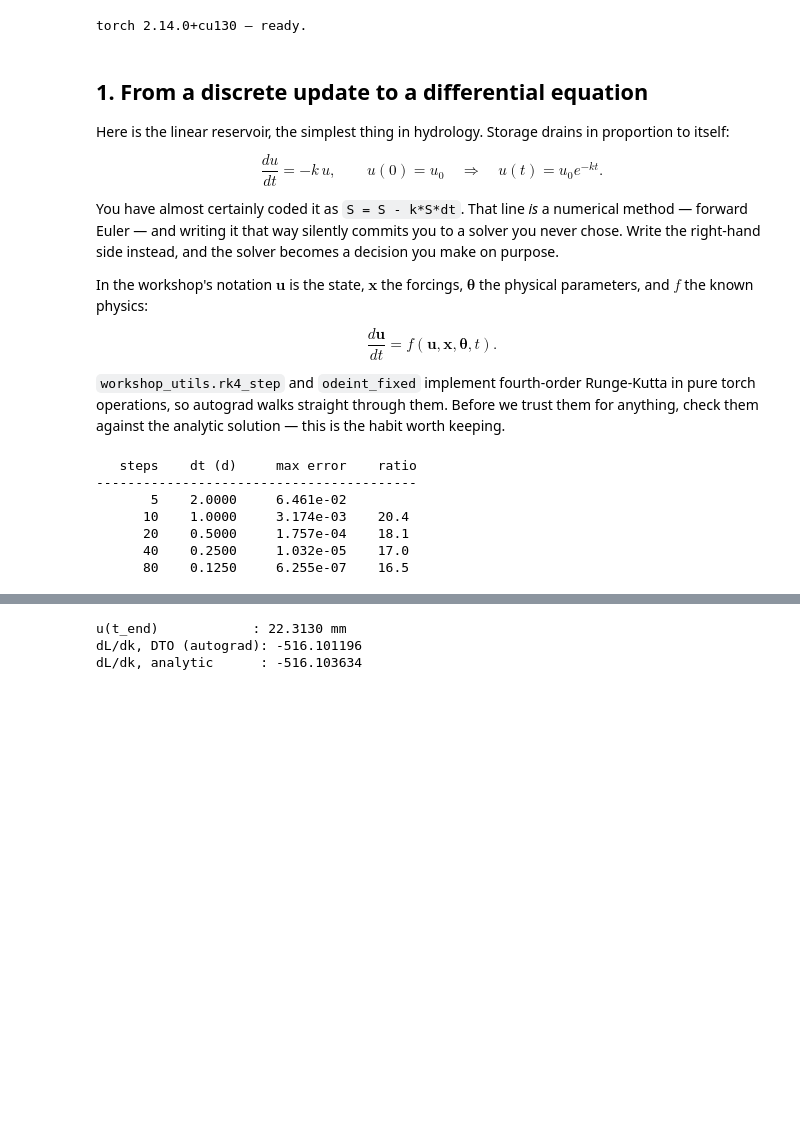
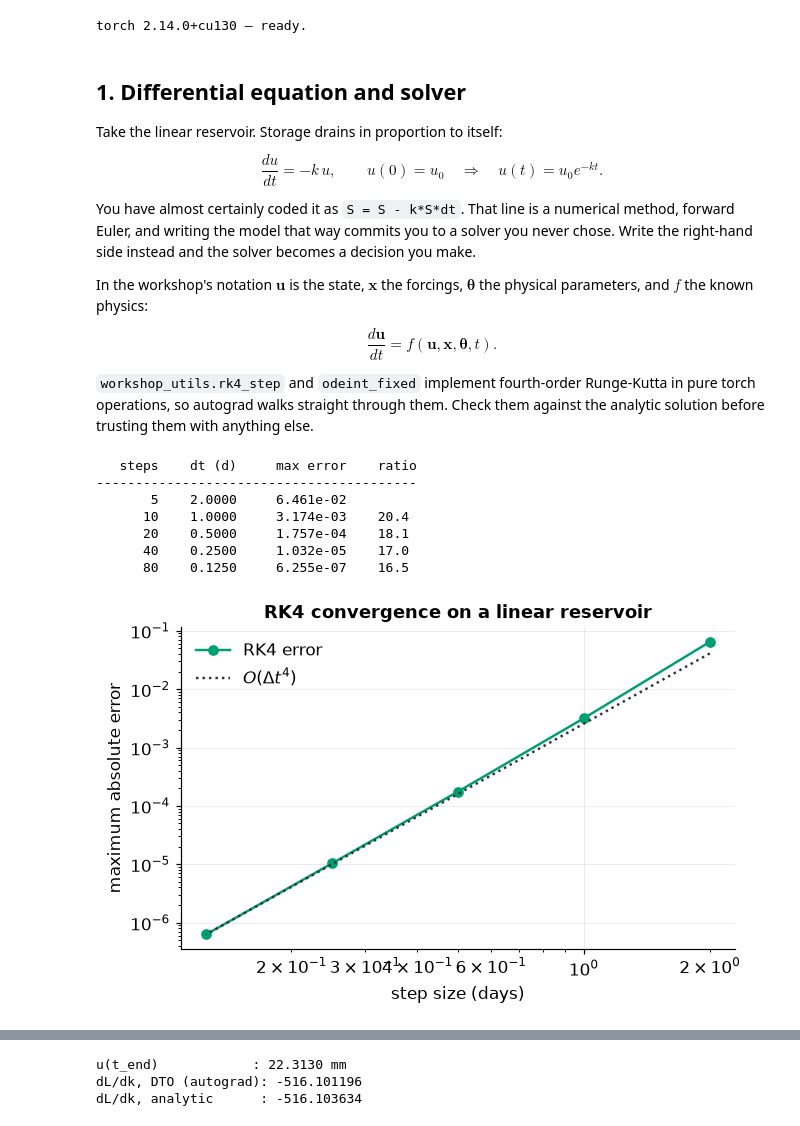
Before and after one commit to BennettHydroLab/differentiable_modeling_workshop, a Jupyter notebook: notebooks/theory/02_neural_odes_and_udes.ipynb, the cells around one changed output, grey strips where cells are left out. Drawn from its saved outputs; the diff is of its cells as text; code cells hidden in the pictures; blank space fills up the shorter version.

```diff
--- a/notebooks/theory/02_neural_odes_and_udes.ipynb
+++ b/notebooks/theory/02_neural_odes_and_udes.ipynb
@@ -72,17 +45,16 @@ print(f"torch {torch.__version__} — ready.")
 # %% [output]
 torch 2.14.0+cu130 — ready.
 # %% [markdown]
-## 1. From a discrete update to a differential equation
+## 1. Differential equation and solver
 
-Here is the linear reservoir, the simplest thing in hydrology. Storage drains in
-proportion to itself:
+Take the linear reservoir. Storage drains in proportion to itself:
 
 $$\frac{du}{dt} = -k\,u, \qquad u(0) = u_0 \quad\Longrightarrow\quad u(t) = u_0 e^{-kt}.$$
 
-You have almost certainly coded it as `S = S - k*S*dt`. That line *is* a
-numerical method — forward Euler — and writing it that way silently commits you
-to a solver you never chose. Write the right-hand side instead, and the solver
-becomes a decision you make on purpose.
+You have almost certainly coded it as `S = S - k*S*dt`. That line is a numerical
+method, forward Euler, and writing the model that way commits you to a solver
+you never chose. Write the right-hand side instead and the solver becomes a
+decision you make.
 
 In the workshop's notation $\mathbf{u}$ is the state, $\mathbf{x}$ the forcings,
 $\boldsymbol{\theta}$ the physical parameters, and $f$ the known physics:
@@ -90,34 +62,47 @@ $\boldsymbol{\theta}$ the physical parameters, and $f$ the known physics:
 $$\frac{d\mathbf{u}}{dt} = f(\mathbf{u}, \mathbf{x}, \boldsymbol{\theta}, t).$$
 
 `workshop_utils.rk4_step` and `odeint_fixed` implement fourth-order Runge-Kutta
-in pure torch operations, so autograd walks straight through them. Before we
-trust them for anything, check them against the analytic solution — this is the
-habit worth keeping.
+in pure torch operations, so autograd walks straight through them. Check them
+against the analytic solution before trusting them with anything else.
 # %%
-k = 0.3           # 1/day — a reservoir with a ~3.3 day residence time
+k = 0.3           # 1/day, a reservoir with a ~3.3 day residence time
 u0 = 100.0        # mm
 
 def f_reservoir(t, u):
     return -k * u
 
 
+step_counts = np.array([5, 10, 20, 40, 80])
+errors = []
 print(f"{'steps':>8}{'dt (d)':>10}{'max error':>14}{'ratio':>9}")
 print("-" * 41)
 prev = None
-for n in [5, 10, 20, 40, 80]:
-    t = torch.linspace(0., 10., n + 1, dtype=torch.float64)
+for n in step_counts:
+    t = torch.linspace(0., 10., int(n) + 1, dtype=torch.float64)
     u = odeint_fixed(f_reservoir, torch.tensor([u0], dtype=torch.float64), t)
     exact = u0 * torch.exp(-k * t)
     err = float((u[:, 0] - exact).abs().max())
+    errors.append(err)
     ratio = f"{prev/err:>8.1f}" if prev else " " * 8
     print(f"{n:>8}{10/n:>10.4f}{err:>14.3e}{ratio}")
     prev = err
+
+fig, ax = plt.subplots(figsize=(6.5, 3.8))
+dt = 10 / step_counts
+ax.loglog(dt, errors, "o-", color=COLORS["hybrid"], label="RK4 error")
+ref = errors[-1] * (dt / dt[-1]) ** 4
+ax.loglog(dt, ref, ":", color=COLORS["obs"], label=r"$O(\Delta t^4)$")
+ax.set(xlabel="step size (days)", ylabel="maximum absolute error",
+       title="RK4 convergence on a linear reservoir")
+ax.legend()
+plt.show()
 # %% [output]
    steps    dt (d)     max error    ratio
 -----------------------------------------
        5    2.0000     6.461e-02
       10    1.0000     3.174e-03    20.4
       20    0.5000     1.757e-04    18.1
       40    0.2500     1.032e-05    17.0
       80    0.1250     6.255e-07    16.5
+[figure, added]
 # %% [markdown]
```
Also changed, not shown: parts of 17 cells of this notebook, 9 other files.
